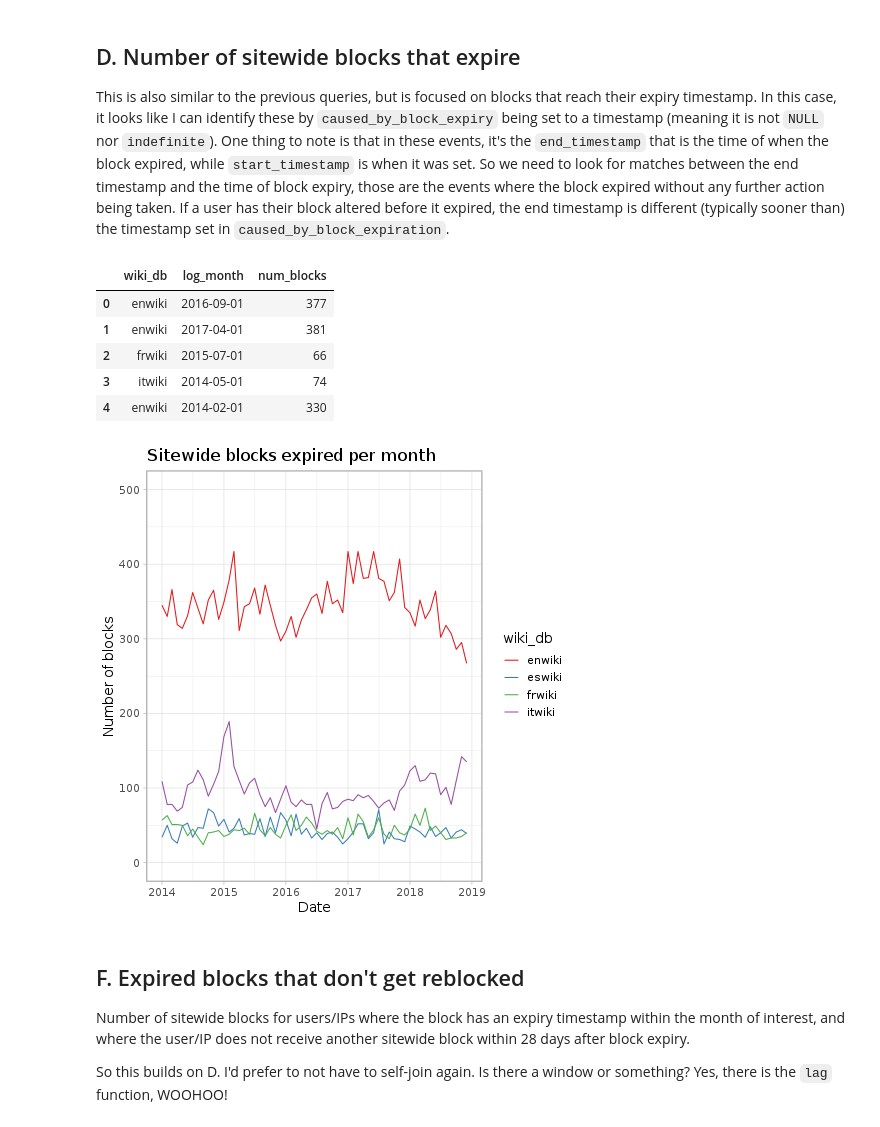
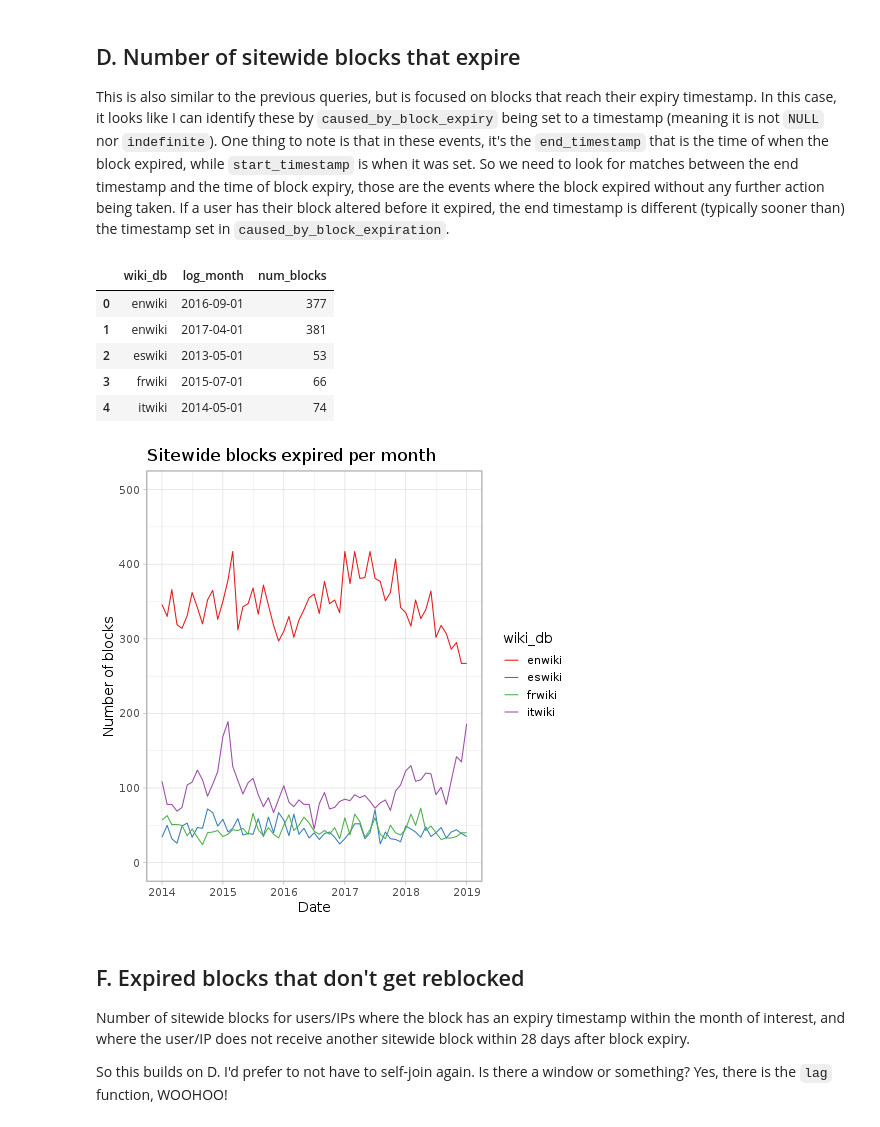
Before and after one commit to nettrom/AHT-block-effectiveness-2018, a Jupyter notebook: Block measurements.ipynb, the cells around one changed output. Drawn from its saved outputs; the diff is of its cells as text; code cells hidden in the pictures.

```diff
--- a/Block measurements.ipynb
+++ b/Block measurements.ipynb
@@ -27,7 +40,7 @@ wikis = ['enwiki', 'itwiki', 'frwiki', 'eswiki']
 ## Dates that we will use to make plots, they'll show from start date and up to,
 ## but not including, the end date
 start_display_date = dt.date(2014, 1, 1)
-end_display_date = dt.date(2019, 1, 1)
+end_display_date = dt.date(2019, 5, 1)
 
 ## We'll gather data from a year prior to the start date so we can have a yearly running
 ## average across the whole graph
@@ -49,6 +62,7 @@ snapshot = "{}".format(truncated_end_date.strftime("%Y-%m"))
 ## strings to help with that:
 start_display_date_str = str(start_display_date)
 end_display_date_str = str(end_display_date)
+truncated_end_date_str = str(truncated_end_date)
 
 ## Filenames/paths to datasets that can be shared
 sitewide_filename = "public_datasets/sitewide_blocks.tsv"
@@ -261,8 +279,8 @@ LIMIT 10000
 
 sitewide_limited_blocks = hive.run(sitewide_limited_query.format(
     snapshot = snapshot,
-    start_date = start_date,
-    end_date = end_date,
+    start_date = start_data_date,
+    end_date = end_data_date,
     wikis = ",".join(['"{}"'.format(w) for w in wikis])))
 # %%
 sitewide_limited_blocks.head()
@@ -305,7 +403,7 @@ This is also similar to the previous queries, but is focused on blocks that reac
 # %%
 expired_blocks_query = '''
 SELECT wiki_db,
-       DATE_FORMAT(start_timestamp, 'yyyy-MM-01') AS log_month,
+       DATE_FORMAT(end_timestamp, 'yyyy-MM-01') AS log_month,
        count(*) AS num_blocks
 FROM wmf.mediawiki_user_history
 WHERE snapshot = "{snapshot}"
@@ -321,8 +419,8 @@ LIMIT 10000
 
 sitewide_expired_blocks = hive.run(expired_blocks_query.format(
     snapshot = snapshot,
-    start_date = start_date,
-    end_date = end_date,
+    start_date = start_data_date,
+    end_date = end_data_date,
     wikis = ",".join(['"{}"'.format(w) for w in wikis])))
 # %%
 sitewide_expired_blocks.head()
@@ -330,35 +428,37 @@ sitewide_expired_blocks.head()
 |  | wiki_db | log_month | num_blocks |
 | 0 | enwiki | 2016-09-01 | 377 |
 | 1 | enwiki | 2017-04-01 | 381 |
-| 2 | frwiki | 2015-07-01 | 66 |
-| 3 | itwiki | 2014-05-01 | 74 |
-| 4 | enwiki | 2014-02-01 | 330 |
+| 2 | eswiki | 2013-05-01 | 53 |
+| 3 | frwiki | 2015-07-01 | 66 |
+| 4 | itwiki | 2014-05-01 | 74 |
 # %%
 ## Export the dataset
 
 to_tsv(sitewide_expired_blocks, sitewide_expired_filename)
 # %%
-%%R -i sitewide_expired_blocks
+%%R -i sitewide_expired_blocks,start_display_date_str,end_display_date_str
 
 sitewide_expired_blocks = data.table(sitewide_expired_blocks);
 sitewide_expired_blocks[, log_month := as.Date(log_month)];
 
-sitewide_expired_blocks_graph = ggplot(sitewide_expired_blocks,
-                                      aes(x=log_month, y=num_blocks, color=wiki_db)) +
+sitewide_expired_blocks_graph = ggplot(
+    sitewide_expired_blocks[log_month >= start_display_date_str &
+                            log_month < end_display_date_str],
+    aes(x=log_month, y=num_blocks, color=wiki_db)) +
 scale_x_date(date_breaks = "1 year", date_labels = "%Y") +
 scale_y_continuous(limits = c(0, 500), breaks = c(0:5)*100) +
 scale_colour_brewer(palette = "Set1") +
 labs(title = 'Sitewide blocks expired per month',
      x = 'Date',
      y = 'Number of blocks') +
 geom_line() +
 theme_light(base_size = 14);
 
 ggsave("graphs/sitewide_expired_blocks_per_month.png",
        plot = sitewide_expired_blocks_graph, width = 40, height = 20, units = "cm", dpi = "screen");
 sitewide_expired_blocks_graph;
 # %% [output]
-[figure, old version]
+[figure, new version]
 # %% [markdown]
 ## F. Expired blocks that don't get reblocked
 
```
Also changed, not shown: parts of 21 cells of this notebook, 38 other files.
